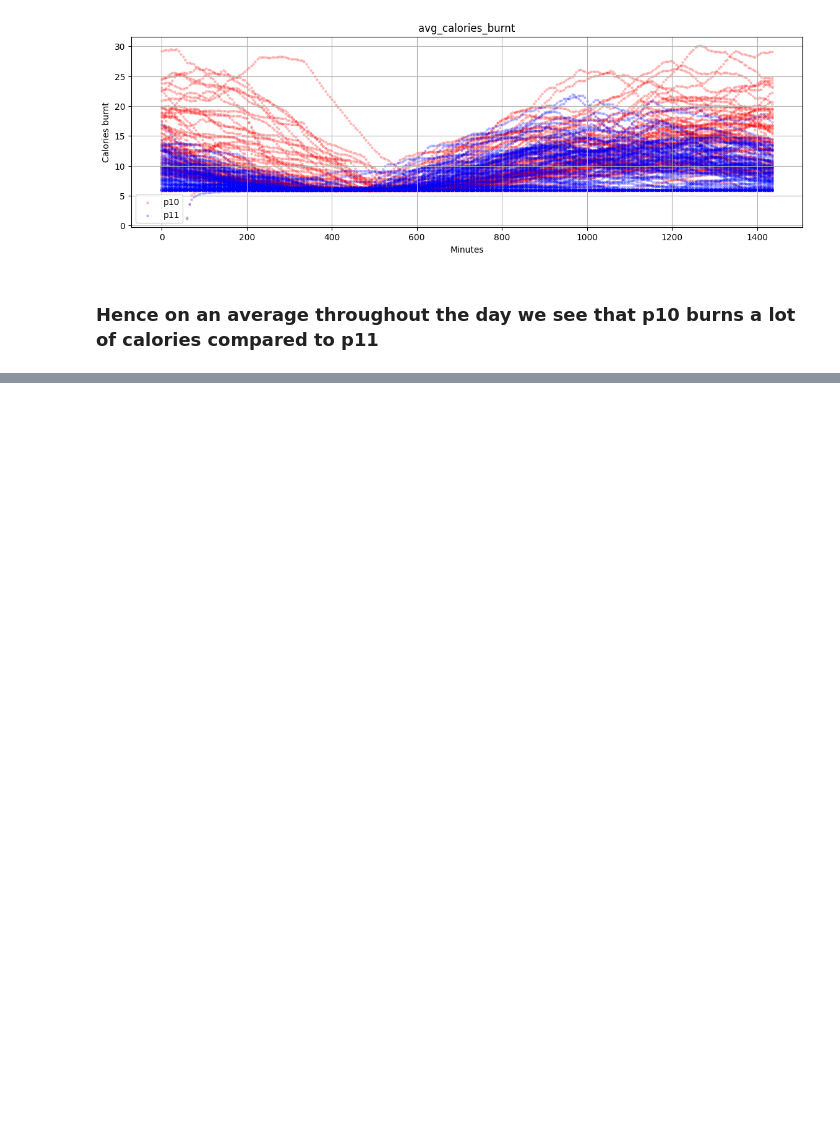
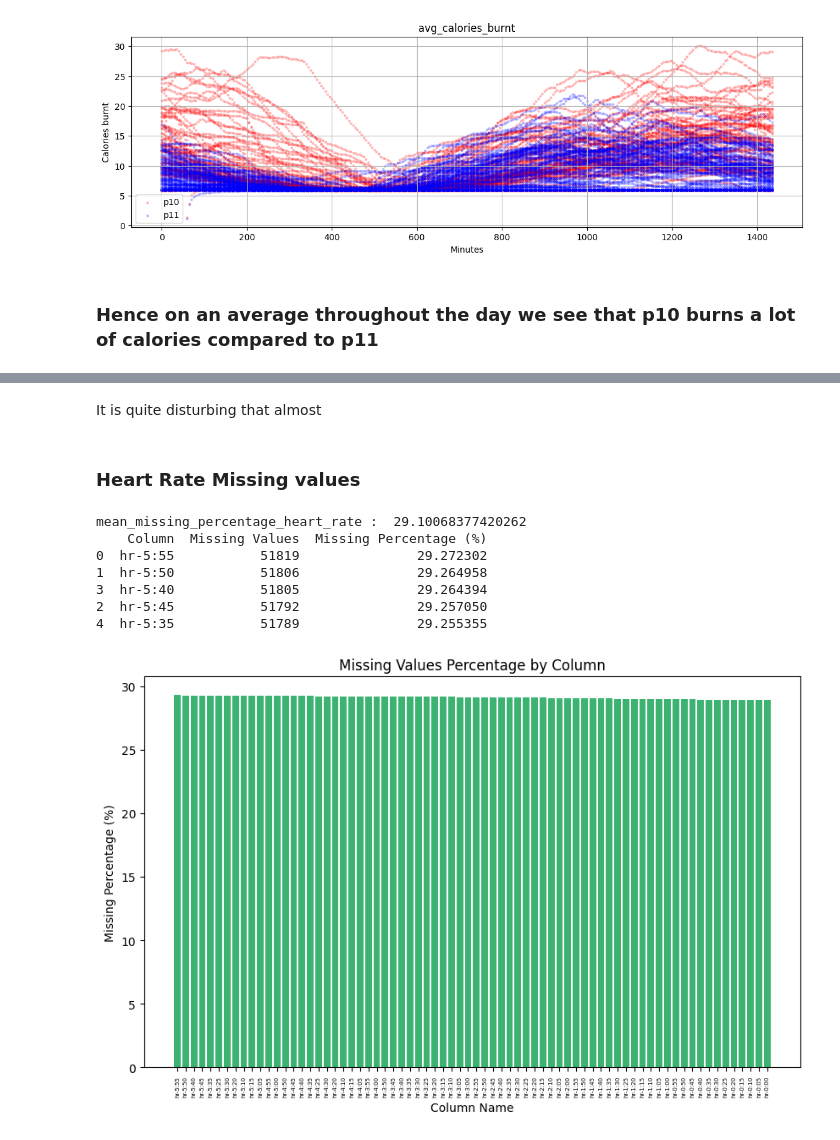
Before and after one commit to bhowmick1993/blood_glucose_prediction, a Jupyter notebook: src/notebooks/ab-brist1d-bgp-eda.ipynb, the cells around one changed output, grey strips where cells are left out. Drawn from its saved outputs; the diff is of its cells as text; code cells hidden in the pictures; blank space fills up the shorter version.

```diff
--- a/src/notebooks/ab-brist1d-bgp-eda.ipynb
+++ b/src/notebooks/ab-brist1d-bgp-eda.ipynb
@@ -473,0 +587,36 @@ See the caveats in the documentation: https://pandas.pydata.org/pandas-docs/stab
+# %% [markdown]
+It is quite disturbing that almost
+# %% [markdown]
+### Heart Rate Missing values
+# %%
+# get the missing values column wise and plot them
+hr_columns = train_csv.filter(regex='^hr')
+missing_values = hr_columns.isnull().sum()
+total_rows = hr_columns.shape[0]
+missing_percentage = (hr_columns.isnull().mean() * 100)
+
+results_df = pd.DataFrame({'Column': missing_values.index,
+                          'Missing Values': missing_values.values,
+                          'Missing Percentage (%)': missing_percentage.values})
+
+mean_missing_percentage_heart_rate = results_df['Missing Percentage (%)'].mean()
+print("mean_missing_percentage_heart_rate : ", mean_missing_percentage_heart_rate)
+results_df = results_df.sort_values(by='Missing Percentage (%)', ascending=False)
+print(results_df.head())
+
+plt.figure(figsize=(10, 6))
+plt.bar(results_df['Column'], results_df['Missing Percentage (%)'], color='mediumseagreen')
+plt.xlabel('Column Name')
+plt.ylabel('Missing Percentage (%)')
+plt.title('Missing Values Percentage by Column')
+plt.xticks(rotation=90, fontsize=5)
+plt.show()
+# %% [output]
+mean_missing_percentage_heart_rate :  29.10068377420262
+    Column  Missing Values  Missing Percentage (%)
+0  hr-5:55           51819               29.272302
+1  hr-5:50           51806               29.264958
+3  hr-5:40           51805               29.264394
+2  hr-5:45           51792               29.257050
+4  hr-5:35           51789               29.255355
+[figure, added]
```
Also changed, not shown: parts of 20 cells of this notebook, 2 other files.
